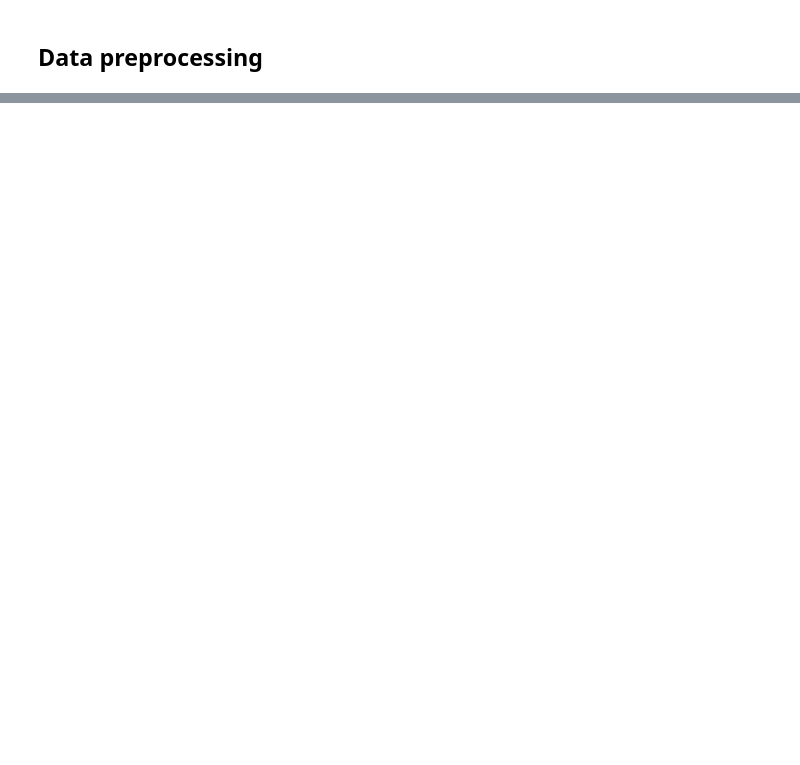
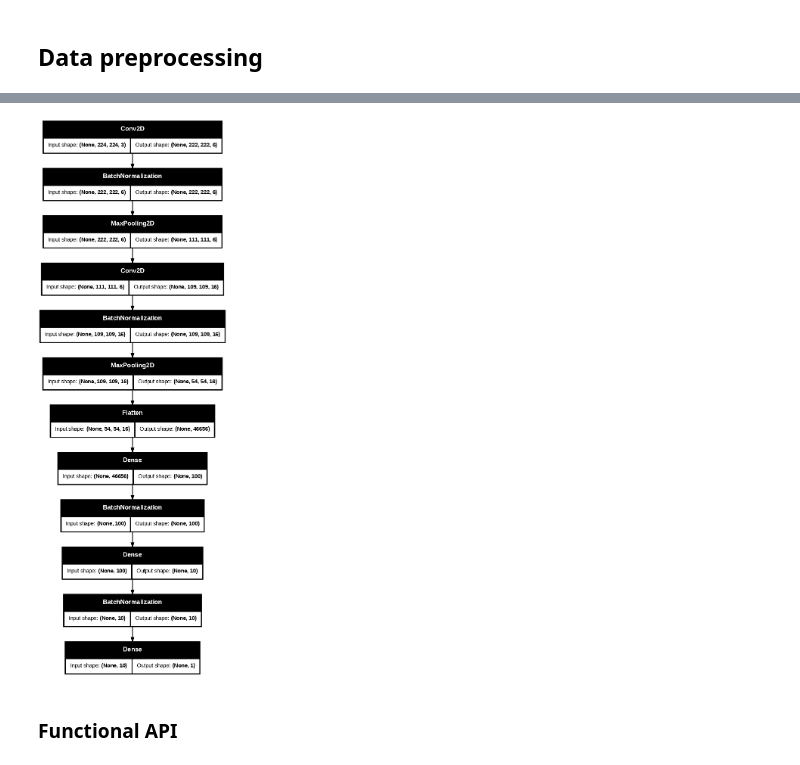
Before and after one commit to christopherjneelankavil/malaria_detection_cnn, a Jupyter notebook: malaria_detection_cnn.ipynb, the cells around one changed output, grey strips where cells are left out. Drawn from its saved outputs; the diff is of its cells as text; code cells hidden in the pictures; blank space fills up the shorter version.

Commit message:
Created Functional api

```diff
--- a/malaria_detection_cnn.ipynb
+++ b/malaria_detection_cnn.ipynb
@@ -152,0 +231,6 @@ train_dataset = train_dataset.shuffle(buffer_size = 8, reshuffle_each_iteration=
+# %%
+tf.keras.utils.plot_model(model, show_shapes = True, dpi = 75)
+# %% [output]
+[figure, added]
+# %% [markdown]
+### Functional API
```
Also changed, not shown: parts of 27 cells of this notebook.
